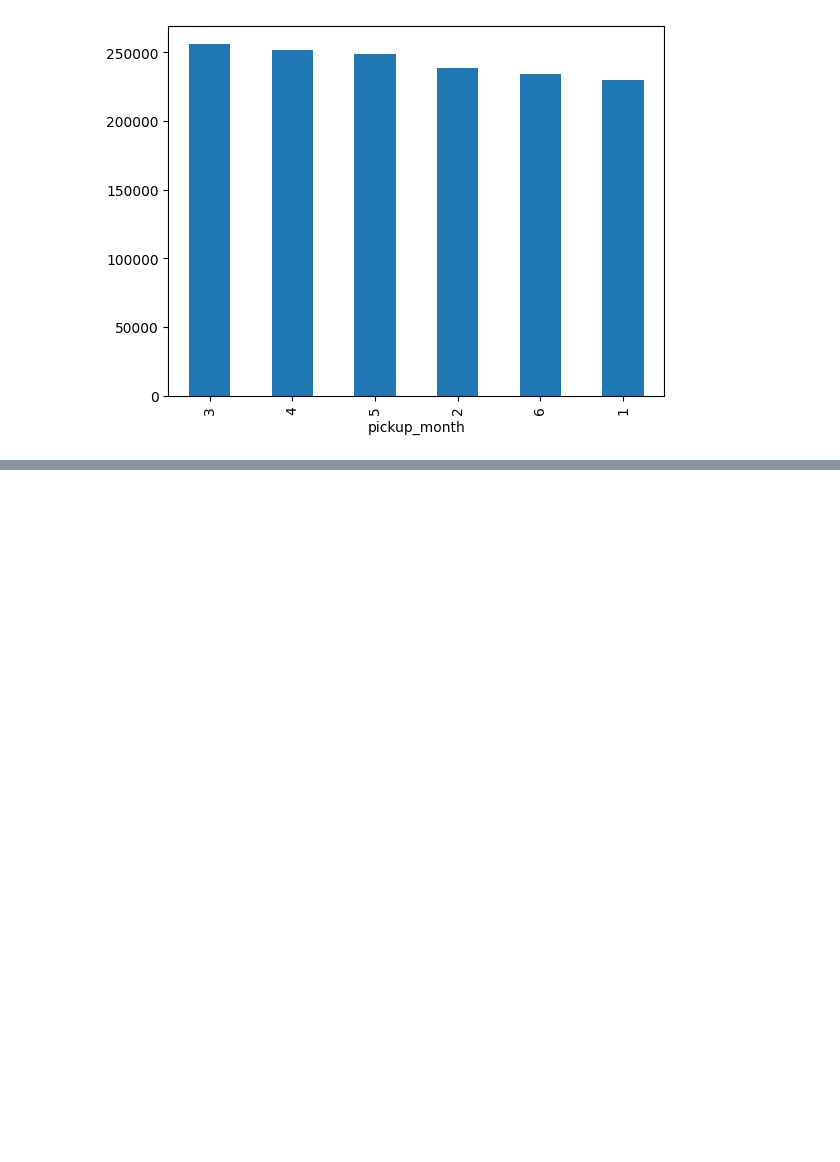
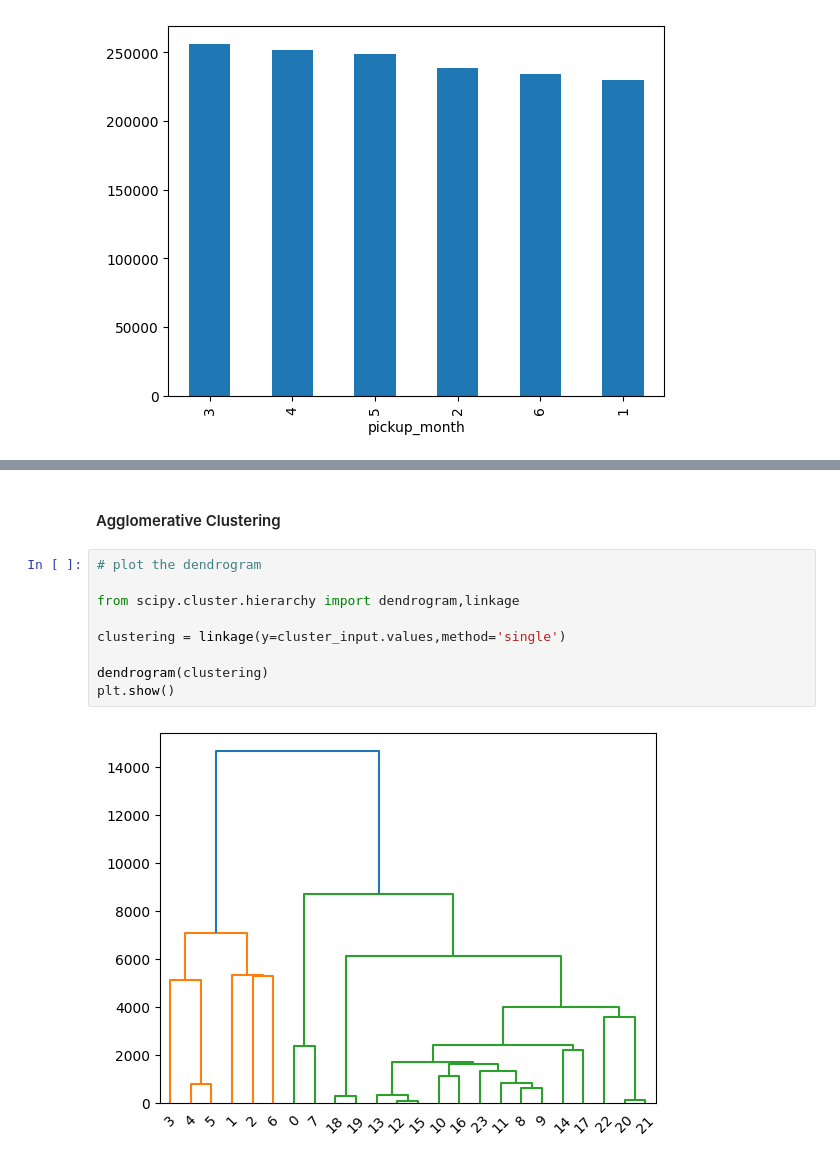
Before and after one commit to Himanshu-1703/kaggle-notebooks, a Jupyter notebook: rushing-through-nyc.ipynb, the cells around one changed output, grey strips where cells are left out. Cells and saved outputs as stored; diff of their text form; blank space fills up the shorter version.

```diff
--- a/rushing-through-nyc.ipynb
+++ b/rushing-through-nyc.ipynb
@@ -593,0 +620,13 @@ plt.show()
+# %% [markdown]
+#### Agglomerative Clustering
+# %%
+# plot the dendrogram
+
+from scipy.cluster.hierarchy import dendrogram,linkage
+
+clustering = linkage(y=cluster_input.values,method='single')
+
+dendrogram(clustering)
+plt.show()
+# %% [output]
+[figure, added]
```
Also changed, not shown: parts of 13 cells of this notebook.
